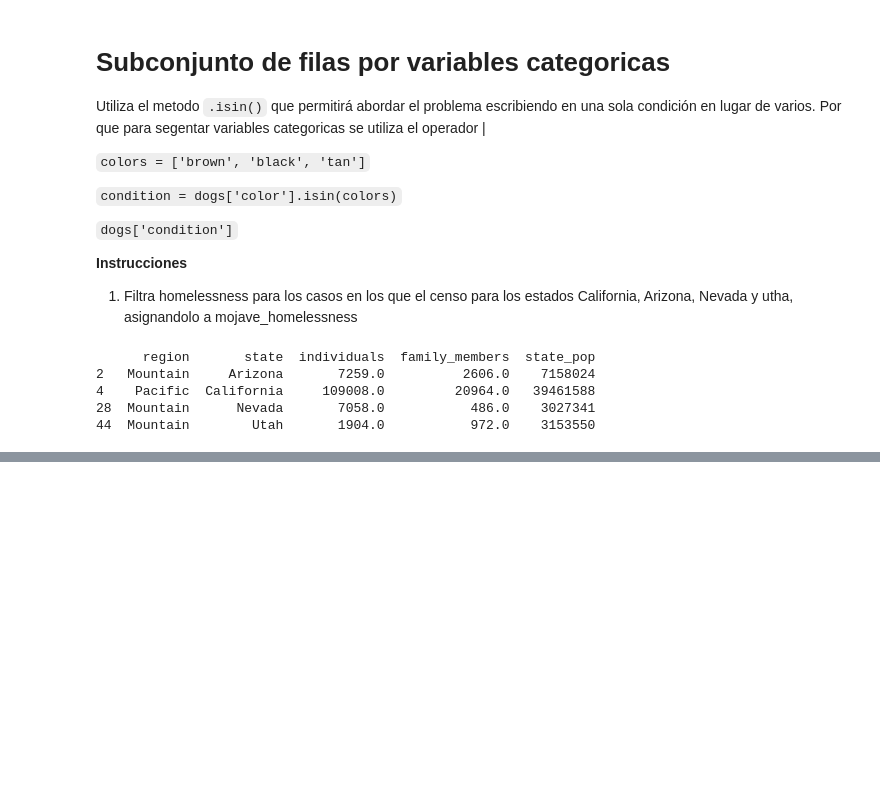
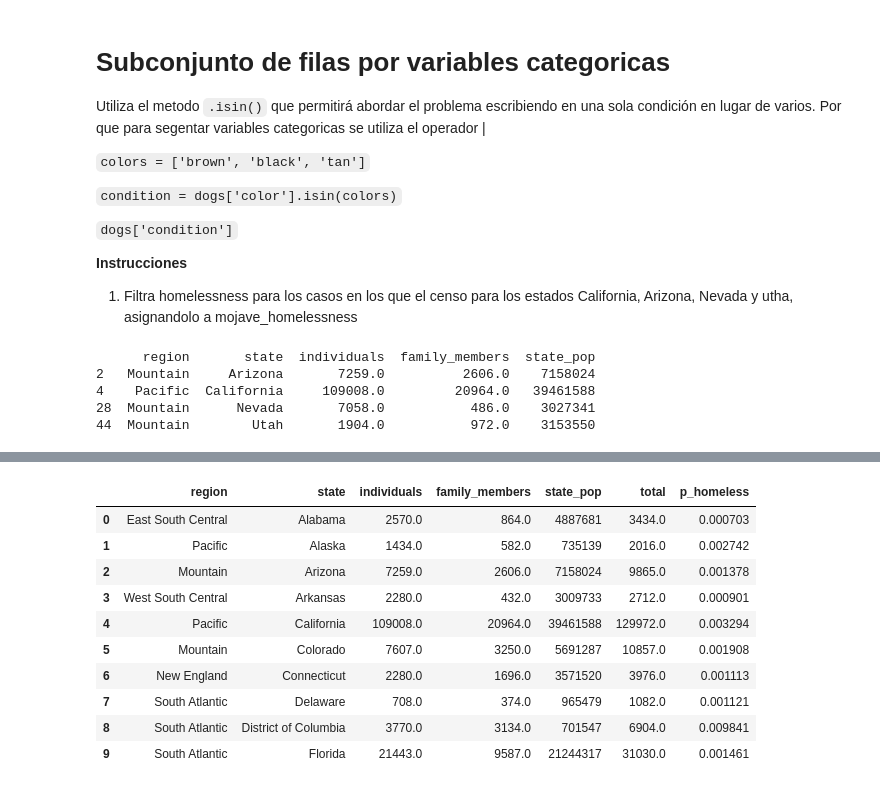
Before and after one commit to gallardohjl2/AnaliticadeDatosNegociosDigitales, a Jupyter notebook: 03-Tratamiento_y_exploración_de_los datos/02-Manipulacion_Datos_Pandas/05-transformacion-de-dataframes.ipynb, the cells around one changed output, grey strips where cells are left out. Drawn from its saved outputs; the diff is of its cells as text; code cells hidden in the pictures; blank space fills up the shorter version.

```diff
--- a/03-Tratamiento_y_exploración_de_los datos/02-Manipulacion_Datos_Pandas/05-transformacion-de-dataframes.ipynb
+++ b/03-Tratamiento_y_exploración_de_los datos/02-Manipulacion_Datos_Pandas/05-transformacion-de-dataframes.ipynb
@@ -223,0 +235,23 @@ print(mojave_homelessness)
+# %%
+# Agregar una columna total como la suma de individuals y family_members
+homelessness['total'] = homelessness['individuals'] + homelessness['family_members']
+
+# Agregar una columna p_homeless como proporción del total de homeless
+# de la población para el estado de la población (state_pop)
+
+homelessness['p_homeless'] = homelessness['total'] / homelessness['state_pop']
+
+# Visualizar el resultado
+homelessness.head(10)
+# %% [output]
+|  | region | state | individuals | family_members | state_pop | total | p_homeless |
+| 0 | East South Central | Alabama | 2570.0 | 864.0 | 4887681 | 3434.0 | 0.000703 |
+| 1 | Pacific | Alaska | 1434.0 | 582.0 | 735139 | 2016.0 | 0.002742 |
+| 2 | Mountain | Arizona | 7259.0 | 2606.0 | 7158024 | 9865.0 | 0.001378 |
+| 3 | West South Central | Arkansas | 2280.0 | 432.0 | 3009733 | 2712.0 | 0.000901 |
+| 4 | Pacific | California | 109008.0 | 20964.0 | 39461588 | 129972.0 | 0.003294 |
+| 5 | Mountain | Colorado | 7607.0 | 3250.0 | 5691287 | 10857.0 | 0.001908 |
+| 6 | New England | Connecticut | 2280.0 | 1696.0 | 3571520 | 3976.0 | 0.001113 |
+| 7 | South Atlantic | Delaware | 708.0 | 374.0 | 965479 | 1082.0 | 0.001121 |
+| 8 | South Atlantic | District of Columbia | 3770.0 | 3134.0 | 701547 | 6904.0 | 0.009841 |
+| 9 | South Atlantic | Florida | 21443.0 | 9587.0 | 21244317 | 31030.0 | 0.001461 |
```
Also changed, not shown: parts of 6 cells of this notebook.
